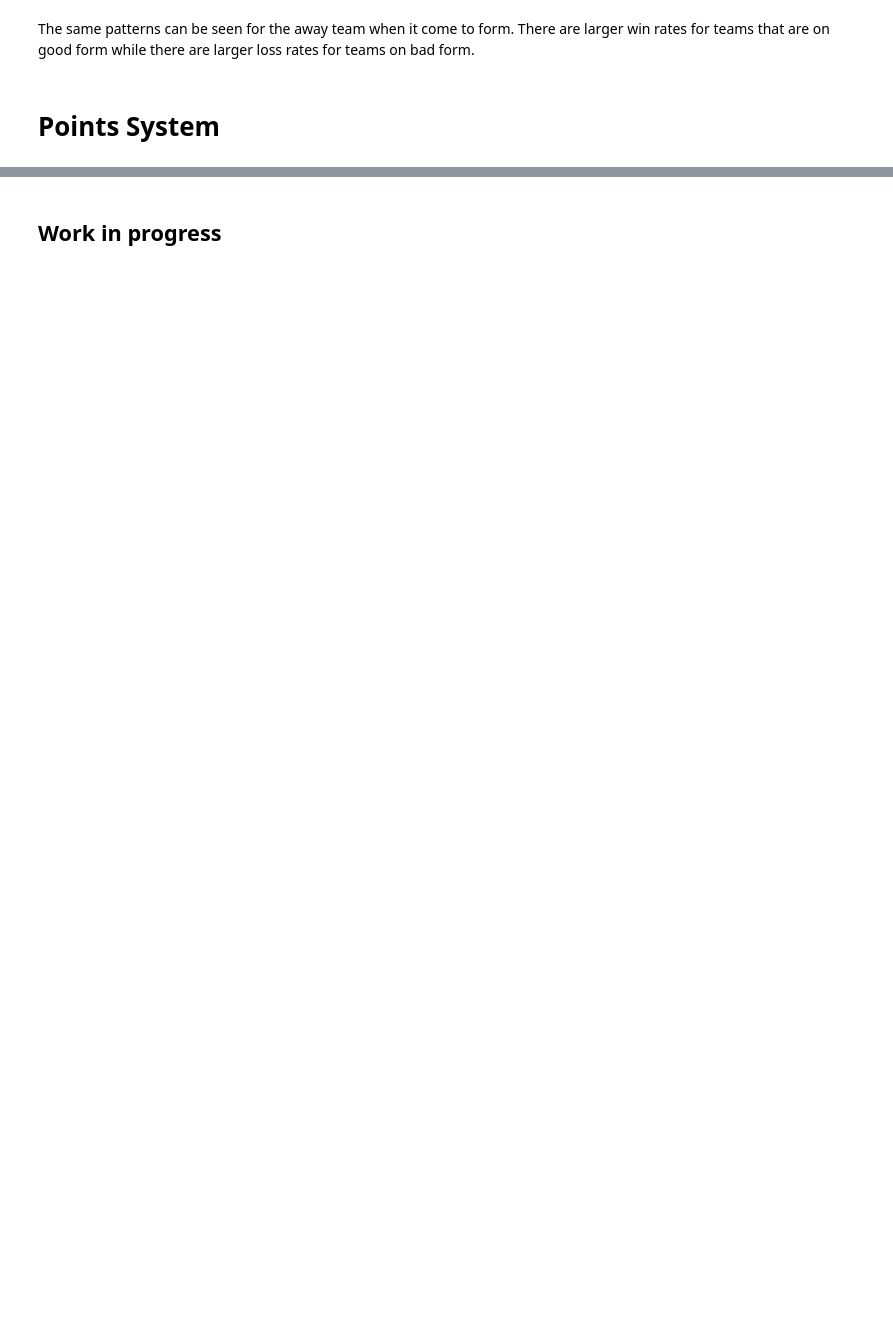
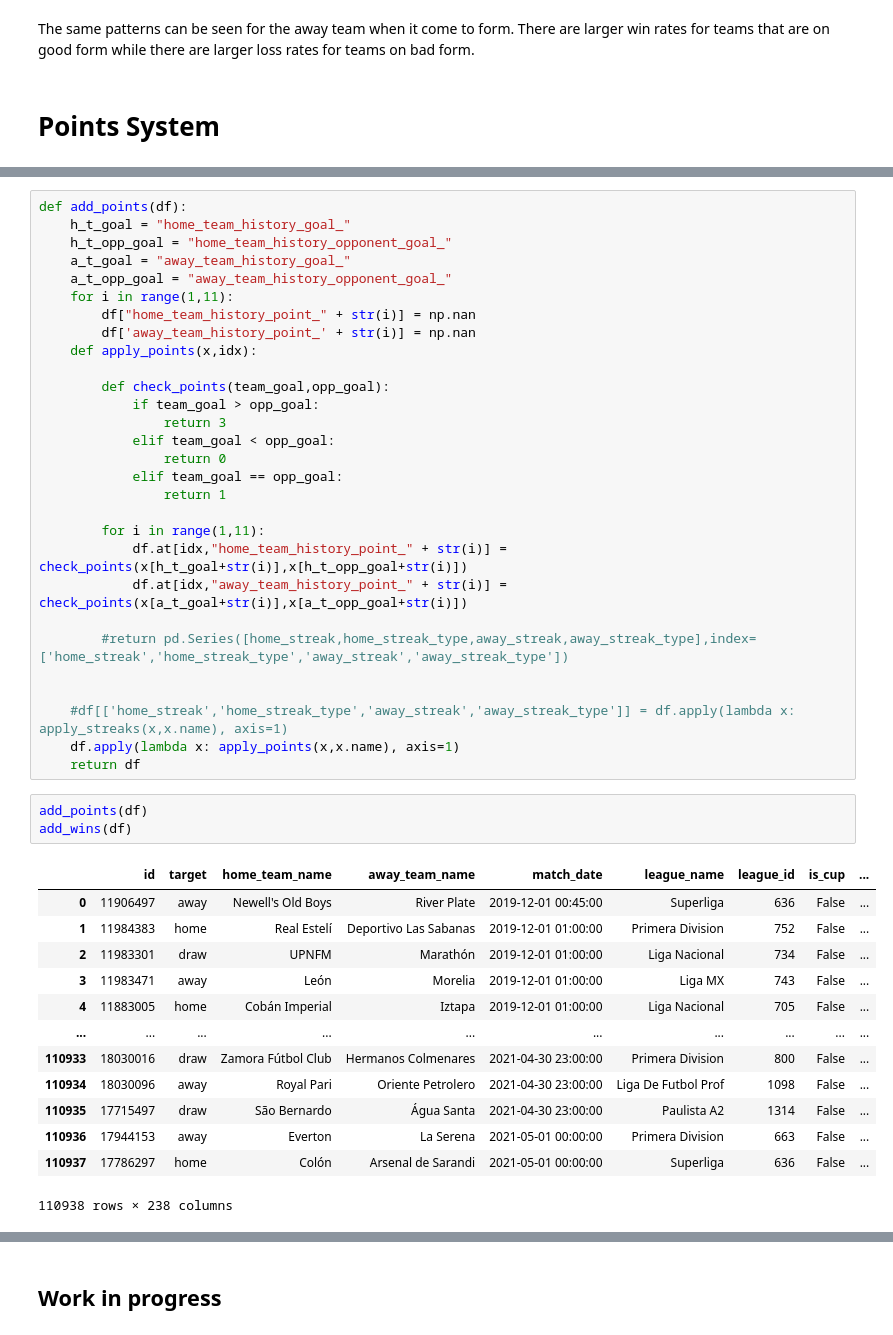
Before and after one commit to Taoudi/Football-Match-Result-Predictor, a Jupyter notebook: football-match-prediction-eda.ipynb, the cells around one changed output, grey strips where cells are left out. Drawn from its saved outputs; the diff is of its cells as text; blank space fills up the shorter version.

Commit message:
Kaggle Notebook | Football Match Prediction - EDA | Version 11

```diff
--- a/football-match-prediction-eda.ipynb
+++ b/football-match-prediction-eda.ipynb
@@ -511,0 +545,46 @@ The same patterns can be seen for the away team when it come to form. There are
+# %%
+def add_points(df):
+    h_t_goal = "home_team_history_goal_"
+    h_t_opp_goal = "home_team_history_opponent_goal_"
+    a_t_goal = "away_team_history_goal_"
+    a_t_opp_goal = "away_team_history_opponent_goal_"
+    for i in range(1,11):
+        df["home_team_history_point_" + str(i)] = np.nan
+        df['away_team_history_point_' + str(i)] = np.nan
+    def apply_points(x,idx):
+
+        def check_points(team_goal,opp_goal):
+            if team_goal > opp_goal:
+                return 3
+            elif team_goal < opp_goal:
+                return 0
+            elif team_goal == opp_goal:
+                return 1
+
+        for i in range(1,11):
+            df.at[idx,"home_team_history_point_" + str(i)] = check_points(x[h_t_goal+str(i)],x[h_t_opp_goal+str(i)])
+            df.at[idx,"away_team_history_point_" + str(i)] = check_points(x[a_t_goal+str(i)],x[a_t_opp_goal+str(i)])
+
+        #return pd.Series([home_streak,home_streak_type,away_streak,away_streak_type],index=['home_streak','home_streak_type','away_streak','away_streak_type'])
+
+
+    #df[['home_streak','home_streak_type','away_streak','away_streak_type']] = df.apply(lambda x: apply_streaks(x,x.name), axis=1)
+    df.apply(lambda x: apply_points(x,x.name), axis=1)
+    return df
+# %%
+add_points(df)
+add_wins(df)
+# %% [output]
+|  | id | target | home_team_name | away_team_name | match_date | league_name | league_id | is_cup | ... |
+| 0 | 11906497 | away | Newell's Old Boys | River Plate | 2019-12-01 00:45:00 | Superliga | 636 | False | ... |
+| 1 | 11984383 | home | Real Estelí | Deportivo Las Sabanas | 2019-12-01 01:00:00 | Primera Division | 752 | False | ... |
+| 2 | 11983301 | draw | UPNFM | Marathón | 2019-12-01 01:00:00 | Liga Nacional | 734 | False | ... |
+| 3 | 11983471 | away | León | Morelia | 2019-12-01 01:00:00 | Liga MX | 743 | False | ... |
+| 4 | 11883005 | home | Cobán Imperial | Iztapa | 2019-12-01 01:00:00 | Liga Nacional | 705 | False | ... |
+| ... | ... | ... | ... | ... | ... | ... | ... | ... | ... |
+| 110933 | 18030016 | draw | Zamora Fútbol Club | Hermanos Colmenares | 2021-04-30 23:00:00 | Primera Division | 800 | False | ... |
+| 110934 | 18030096 | away | Royal Pari | Oriente Petrolero | 2021-04-30 23:00:00 | Liga De Futbol Prof | 1098 | False | ... |
+| 110935 | 17715497 | draw | São Bernardo | Água Santa | 2021-04-30 23:00:00 | Paulista A2 | 1314 | False | ... |
+| 110936 | 17944153 | away | Everton | La Serena | 2021-05-01 00:00:00 | Primera Division | 663 | False | ... |
+| 110937 | 17786297 | home | Colón | Arsenal de Sarandi | 2021-05-01 00:00:00 | Superliga | 636 | False | ... |
+110938 rows × 238 columns
```
Also changed, not shown: parts of 10 cells of this notebook.
